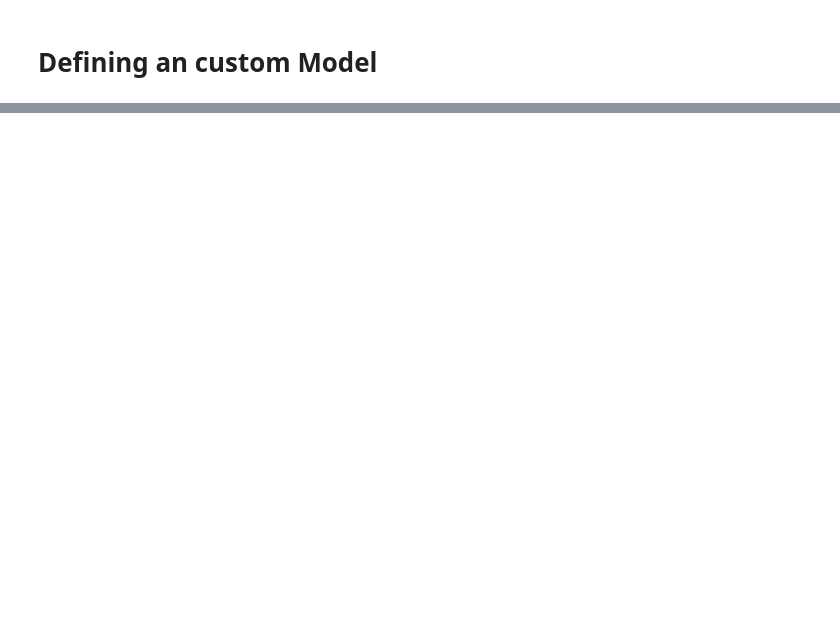
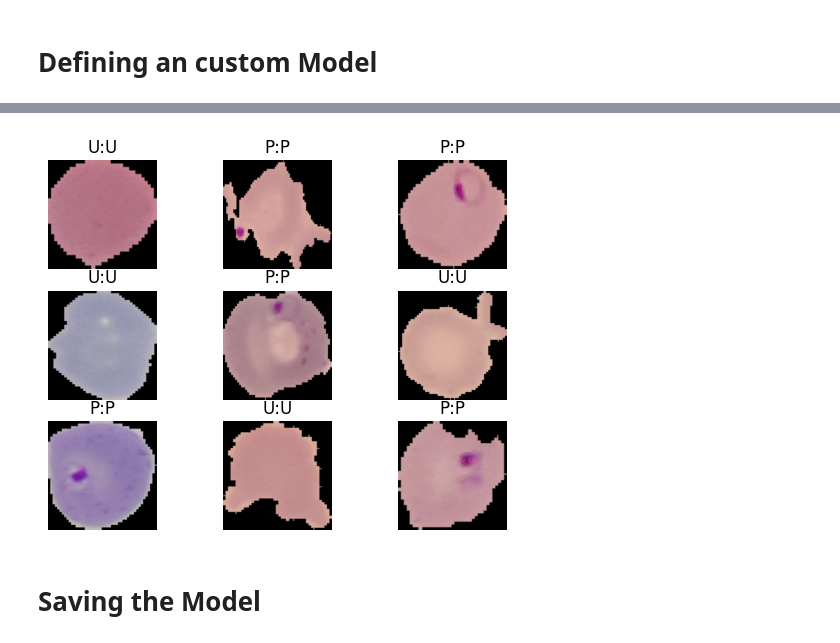
Before and after one commit to schafighpurf/Deep-Learning, a Jupyter notebook: Malaria_Detection.ipynb, the cells around one changed output, grey strips where cells are left out. Saved outputs shown, nothing was run; the diff lists cells and outputs as text; code cells hidden in the pictures; blank space fills up the shorter version.

```diff
--- a/Malaria_Detection.ipynb
+++ b/Malaria_Detection.ipynb
@@ -338,0 +529,26 @@ lenet_custom_model.summary()
+# %%
+# Loop through the first 9 batches of the test dataset, each containing a single image and label
+for i, (image, label) in enumerate(test_dataset.batch(1).take(9)):
+
+    # Create a subplot with a 3x3 grid, and set the current subplot to the i-th position
+    ax = plt.subplot(3, 3, i + 1)
+
+    # Display the image contained in the batch
+    plt.imshow(image[0])
+
+    # Extract the numeric label value from the TensorFlow tensor
+    label_value = label.numpy()
+
+    # Use the model to make predictions on the image
+    prediction_value = model.predict(image)
+
+    # Print the predicted value and the actual label value
+    print(prediction_value, label_value)
+
+    # Set the subplot's title, indicating whether it's 'Parasite' (P) or
+    # 'Uninfected' (U) for both actual and predicted labels
+    plt.title(f"{parasite_or_not(label_value)}:{parasite_or_not(prediction_value)}")
+
+    # Turn off the axis for better visualization
+    plt.axis('off')
+# %% [output]
@@ -338,0 +573,3 @@ lenet_custom_model.summary()
+[figure, added]
+# %% [markdown]
+# **Saving the Model**
```
Also changed, not shown: parts of 34 cells of this notebook.
